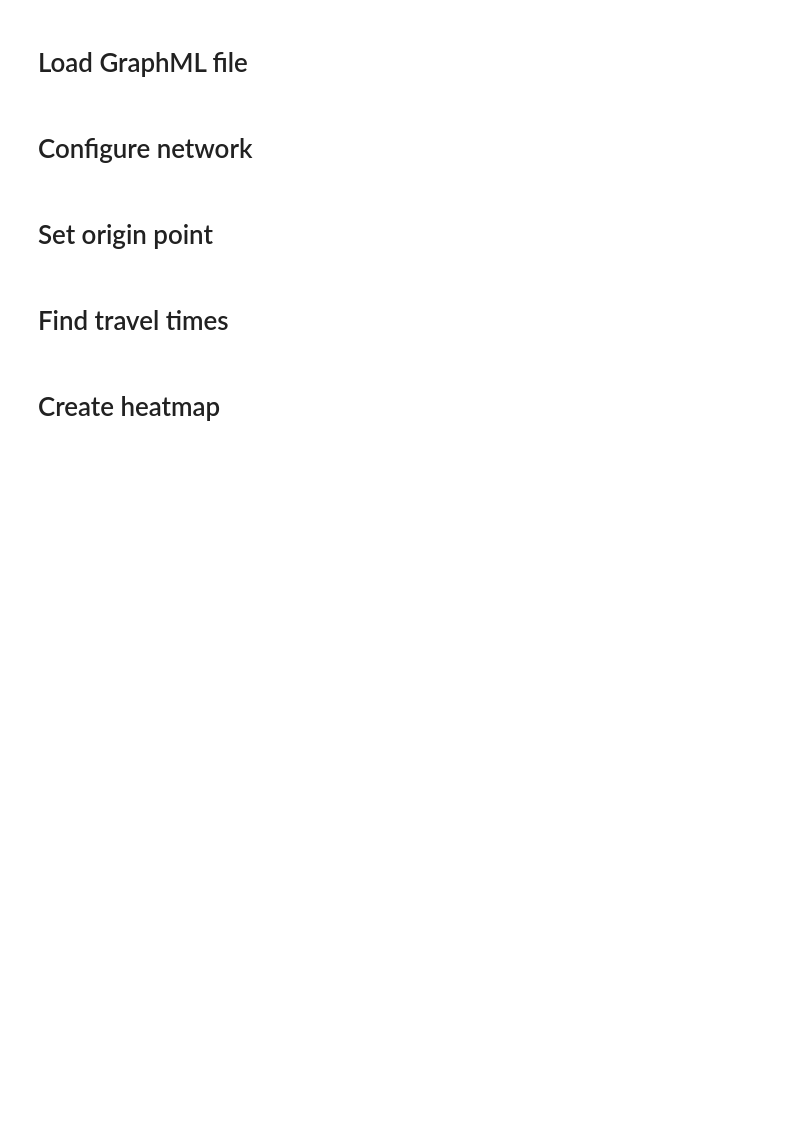
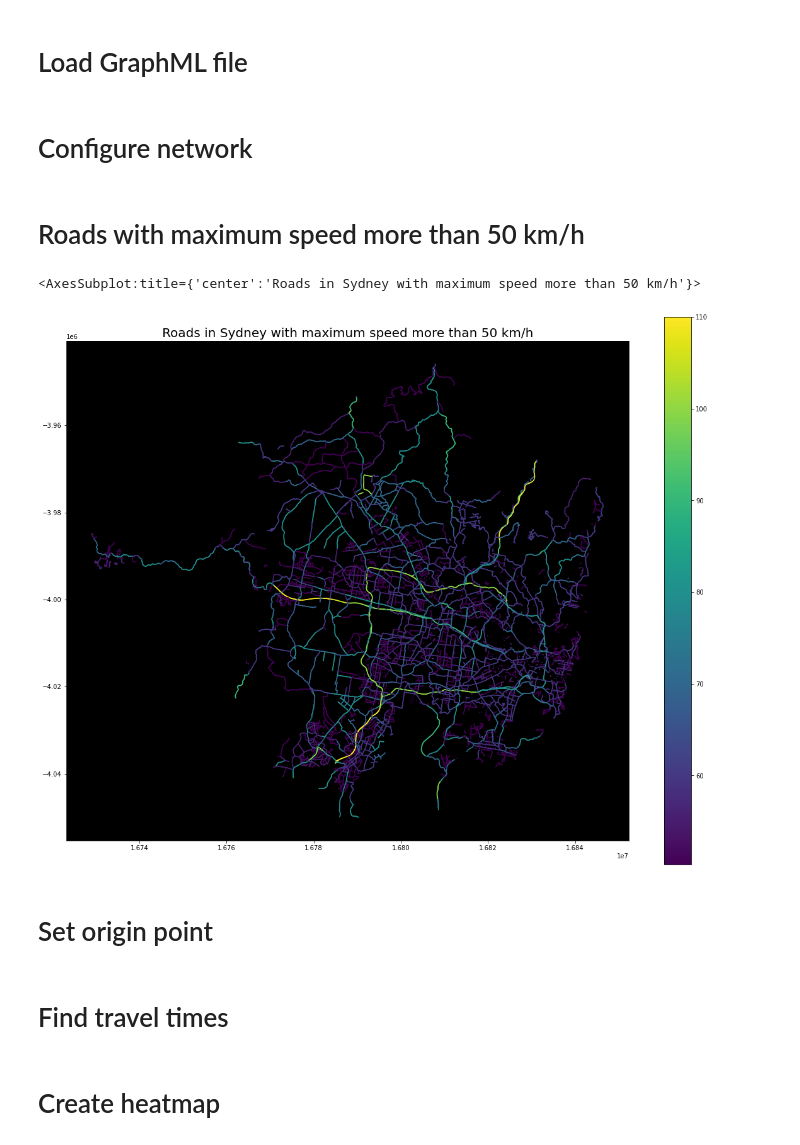
Before and after one commit to maxim75/data-visualization, a Jupyter notebook: notebooks/osmnx_02.ipynb, the cells around one changed output. Cells and saved outputs as stored; diff of their text form; code cells hidden in the pictures; blank space fills up the shorter version.

```diff
--- a/notebooks/osmnx_02.ipynb
+++ b/notebooks/osmnx_02.ipynb
@@ -35,6 +35,21 @@ G = ox.add_edge_travel_times(G)
 # change map projection to Pseudo-Mercator
 # this projection is used by most base map tile providers
 G = ox.projection.project_graph(G, to_crs=3857)
+# %% [markdown]
+# Roads with maximum speed more than 50 km/h
+# %%
+# get edges as Geo data frame
+_, gdf_edges = ox.graph_to_gdfs(G)
+
+fig = plt.figure(figsize=(20,16))
+ax = plt.axes()
+
+ax.set(facecolor = "black")
+ax.set_title("Roads in Sydney with maximum speed more than 50 km/h", fontsize=20)
+gdf_edges[gdf_edges.speed_kph > 50].plot(ax=ax, cmap="viridis", column="speed_kph", legend=True)
+# %% [output]
+<AxesSubplot:title={'center':'Roads in Sydney with maximum speed more than 50 km/h'}>
+[figure, added]
 # %% [markdown]
 # Set origin point
 # %%
```
